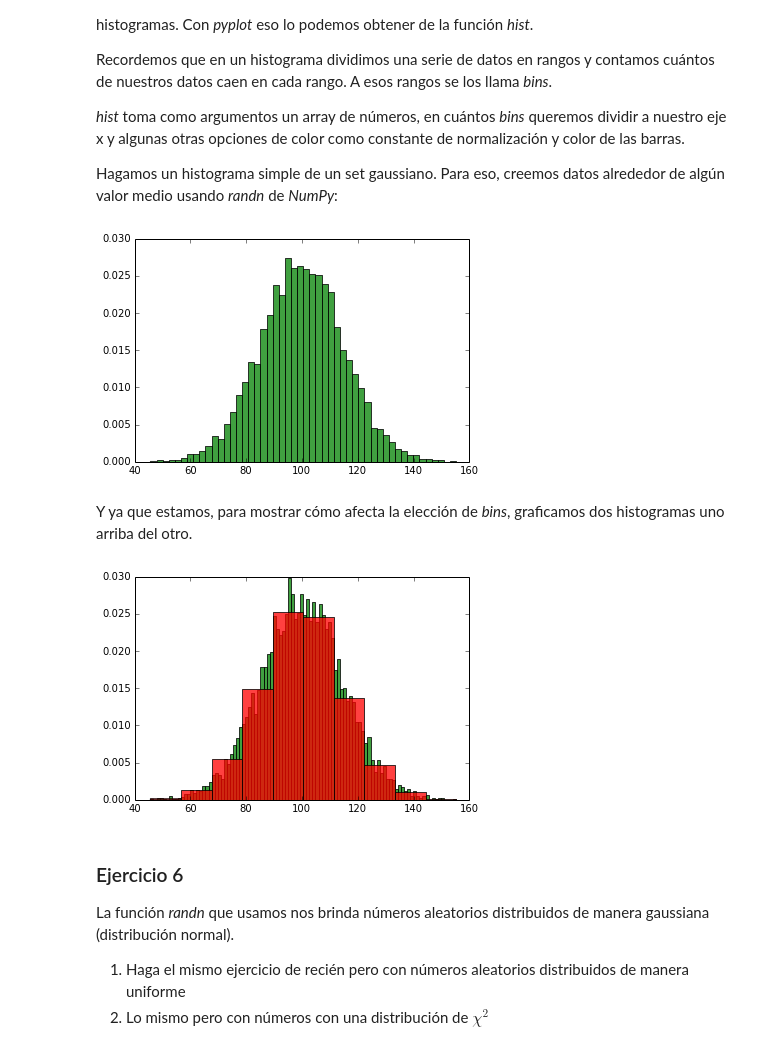
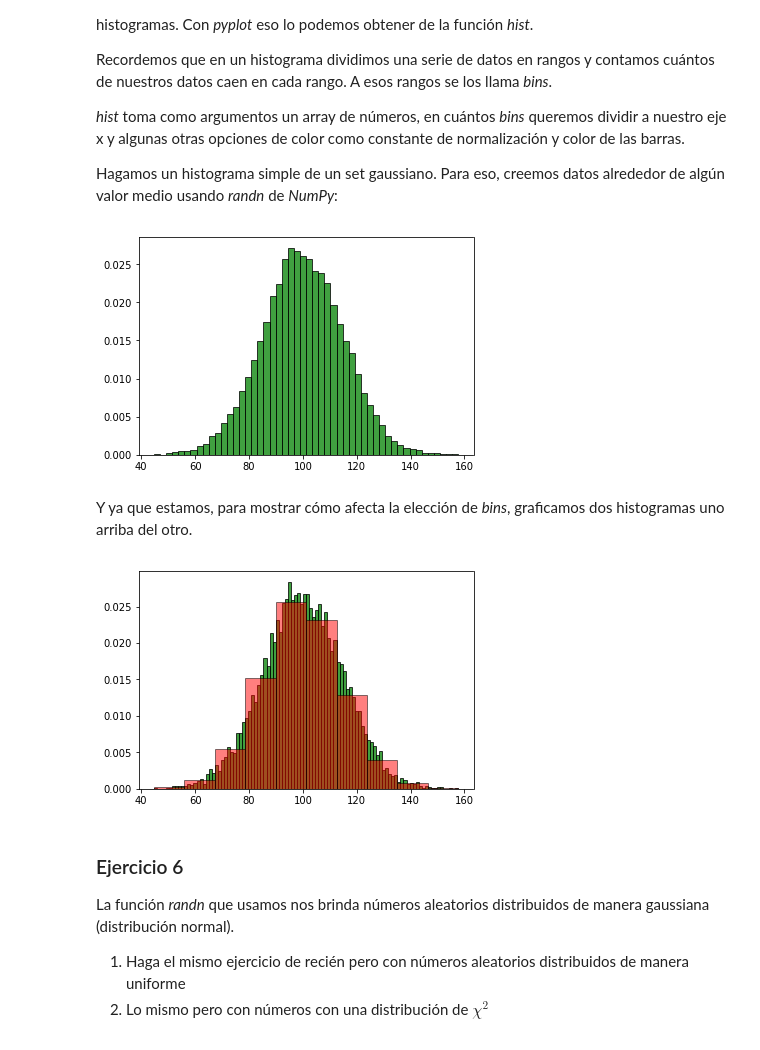
Before and after one commit to fifabsas/talleresfifabsas, a Jupyter notebook: python/2_Numerico/numerico.ipynb, the cells around one changed output. Cells and saved outputs as stored; diff of their text form; code cells hidden in the pictures.

```diff
--- a/python/2_Numerico/numerico.ipynb
+++ b/python/2_Numerico/numerico.ipynb
@@ -385,19 +397,19 @@ Hagamos un histograma simple de un set gaussiano. Para eso, creemos datos alrede
 mu, sigma = 100, 15 # mu es mi valor medio, sigma la desviación
 x = mu + sigma*np.random.randn(10000) # le sumo ruido gaussiano a mu
 
-n, bins, patches = plt.hist(x, bins=50, normed=1, facecolor='green', alpha=0.75)
+n, bins, patches = plt.hist(x, bins=50, normed=1, edgecolor='black', facecolor='green', alpha=0.75)
 # en la variable n se encuentran los datos del histograma
 # bins es un vector con los bordes de los rangos de datos
 # patches no nos interesa en general
 # %% [output]
-[figure, old version]
+[figure, new version]
 # %% [markdown]
 Y ya que estamos, para mostrar cómo afecta la elección de _bins_, graficamos dos histogramas uno arriba del otro.
 # %%
-n, bins, patches = plt.hist(x, bins=100, normed=1, facecolor='green', alpha=0.75)
-n, bins, patches = plt.hist(x, bins=10, normed=1, facecolor='red', alpha=0.75)
+n, bins, patches = plt.hist(x, bins=100, normed=1, edgecolor='black', facecolor='green', alpha=0.75)
+n, bins, patches = plt.hist(x, bins=10, normed=1, edgecolor='black', facecolor='red', alpha=0.5)
 # %% [output]
-[figure, old version]
+[figure, new version]
 # %% [markdown]
 ### Ejercicio 6
 
```
Also changed, not shown: parts of 14 cells of this notebook.
